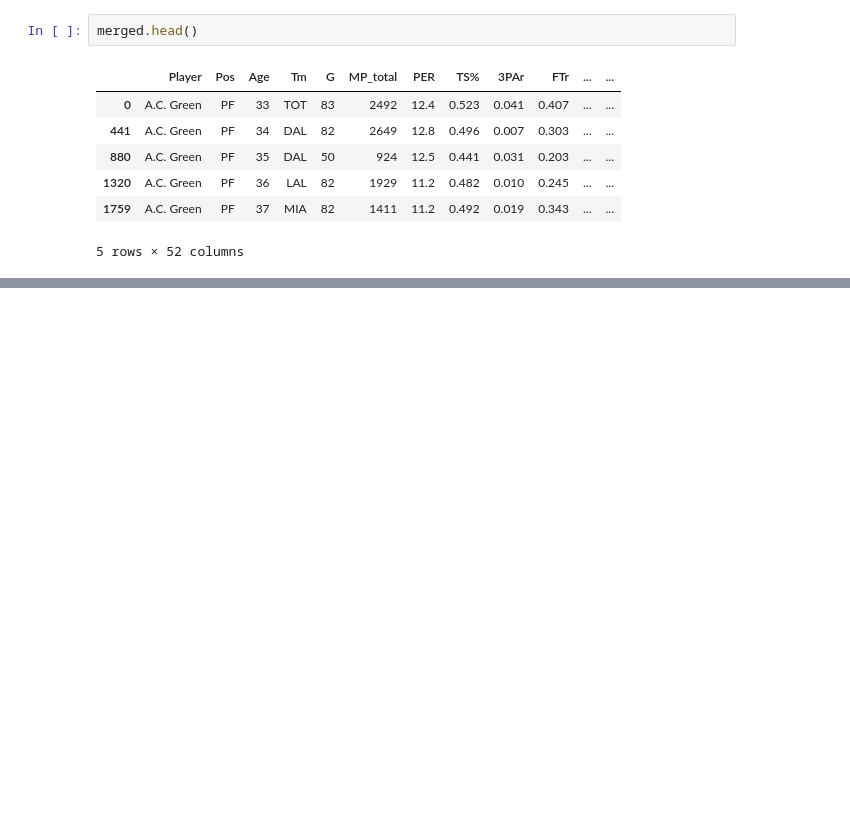
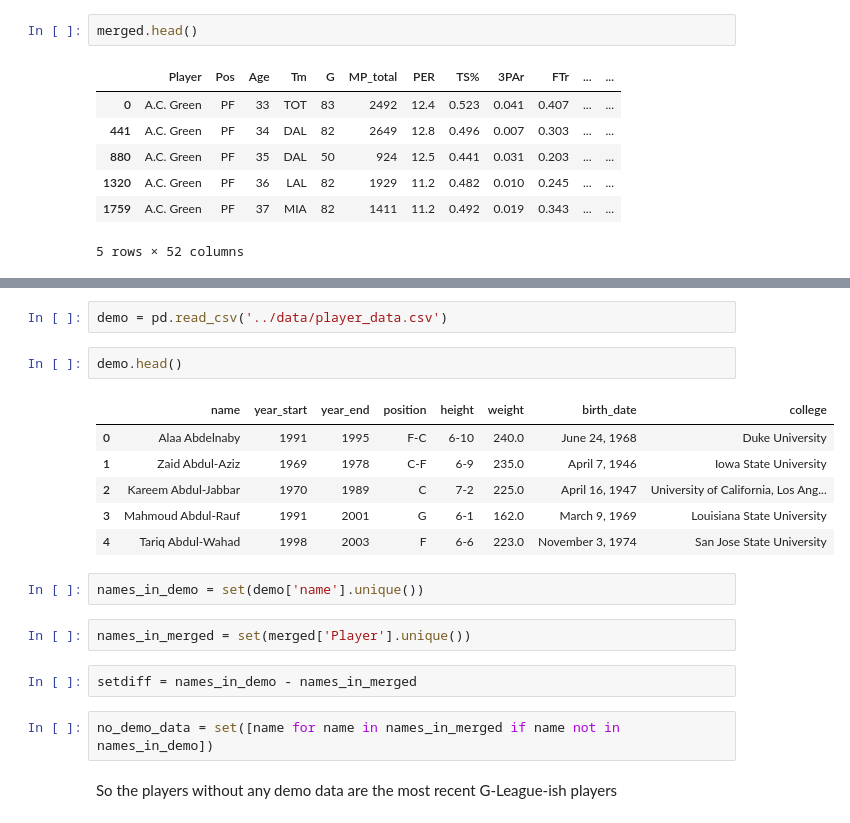
Before and after one commit to KirkAVoss/kv-capstone, a Jupyter notebook: NBAwinshare/notebooks/EDA_and_read_in_functionality.ipynb, the cells around one changed output, grey strips where cells are left out. Saved outputs shown, nothing was run; the diff lists cells and outputs as text; blank space fills up the shorter version.

Commit message:
Read in the demo data

```diff
--- a/NBAwinshare/notebooks/EDA_and_read_in_functionality.ipynb
+++ b/NBAwinshare/notebooks/EDA_and_read_in_functionality.ipynb
@@ -1168,0 +1227,21 @@ merged
+# %%
+demo = pd.read_csv('../data/player_data.csv')
+# %%
+demo.head()
+# %% [output]
+|  | name | year_start | year_end | position | height | weight | birth_date | college |
+| 0 | Alaa Abdelnaby | 1991 | 1995 | F-C | 6-10 | 240.0 | June 24, 1968 | Duke University |
+| 1 | Zaid Abdul-Aziz | 1969 | 1978 | C-F | 6-9 | 235.0 | April 7, 1946 | Iowa State University |
+| 2 | Kareem Abdul-Jabbar | 1970 | 1989 | C | 7-2 | 225.0 | April 16, 1947 | University of California, Los Ang... |
+| 3 | Mahmoud Abdul-Rauf | 1991 | 2001 | G | 6-1 | 162.0 | March 9, 1969 | Louisiana State University |
+| 4 | Tariq Abdul-Wahad | 1998 | 2003 | F | 6-6 | 223.0 | November 3, 1974 | San Jose State University |
+# %%
+names_in_demo = set(demo['name'].unique())
+# %%
+names_in_merged = set(merged['Player'].unique())
+# %%
+setdiff = names_in_demo - names_in_merged
+# %%
+no_demo_data = set([name for name in names_in_merged if name not in names_in_demo])
+# %% [markdown]
+So the players without any demo data are the most recent G-League-ish players
```
Also changed, not shown: parts of 10 cells of this notebook, 1 other file.
